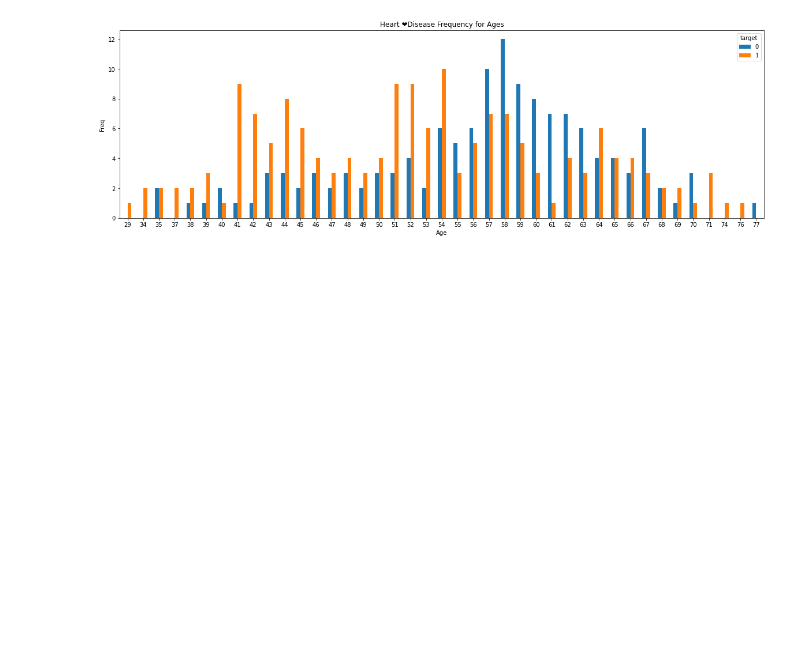
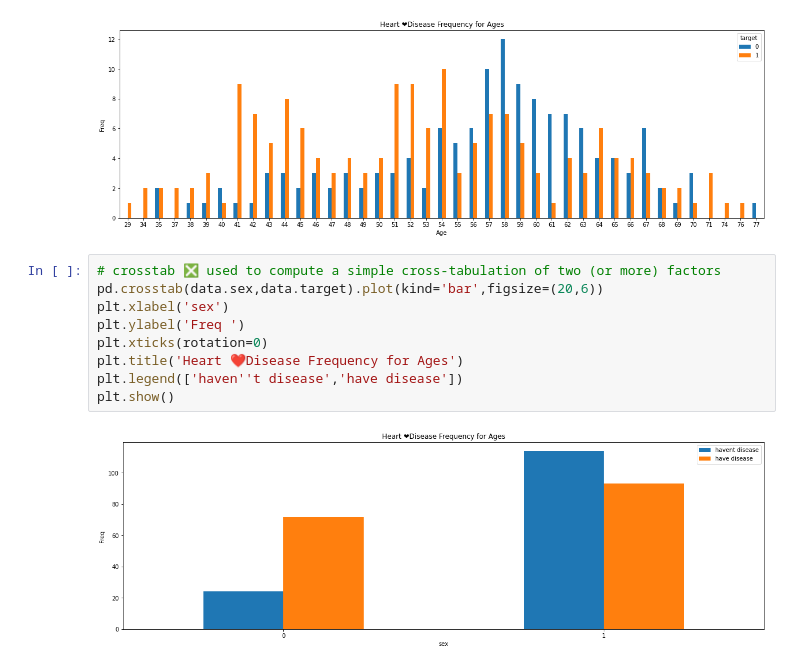
Before and after one commit to yubrajt/Heart-Disease-Prediction-using-Machine-Learning, a Jupyter notebook: Heart_Disease_Prediction_using_Machine_Learning.ipynb, the cells around one changed output. Drawn from its saved outputs; the diff is of its cells as text; blank space fills up the shorter version.

```diff
--- a/Heart_Disease_Prediction_using_Machine_Learning.ipynb
+++ b/Heart_Disease_Prediction_using_Machine_Learning.ipynb
@@ -116,3 +116,14 @@ plt.title('Heart ❤️Disease Frequency for Ages')
 plt.show()
 # %% [output]
 [figure]
+# %%
+# crosstab ❎ used to compute a simple cross-tabulation of two (or more) factors
+pd.crosstab(data.sex,data.target).plot(kind='bar',figsize=(20,6))
+plt.xlabel('sex')
+plt.ylabel('Freq ')
+plt.xticks(rotation=0)
+plt.title('Heart ❤️Disease Frequency for Ages')
+plt.legend(['haven''t disease','have disease'])
+plt.show()
+# %% [output]
+[figure, added]
```
Also changed, not shown: parts of 1 cell of this notebook.
